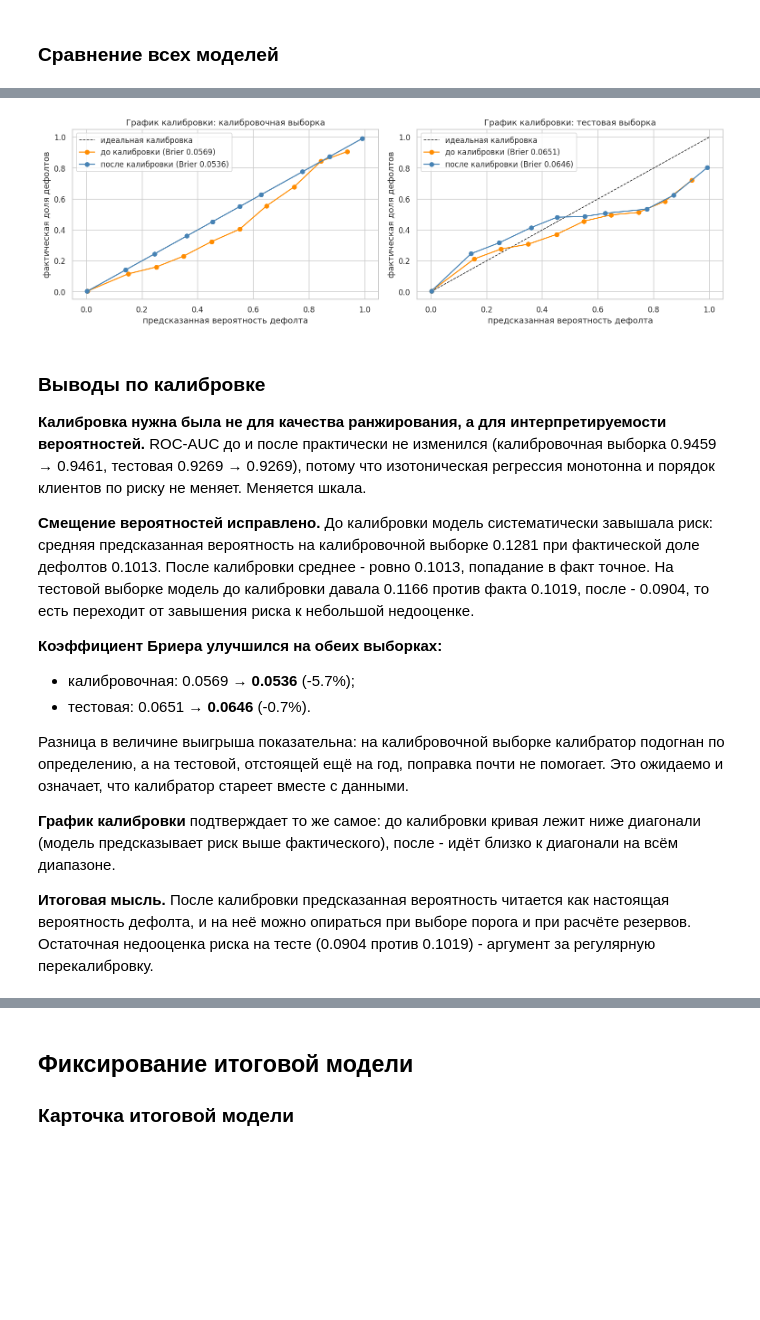
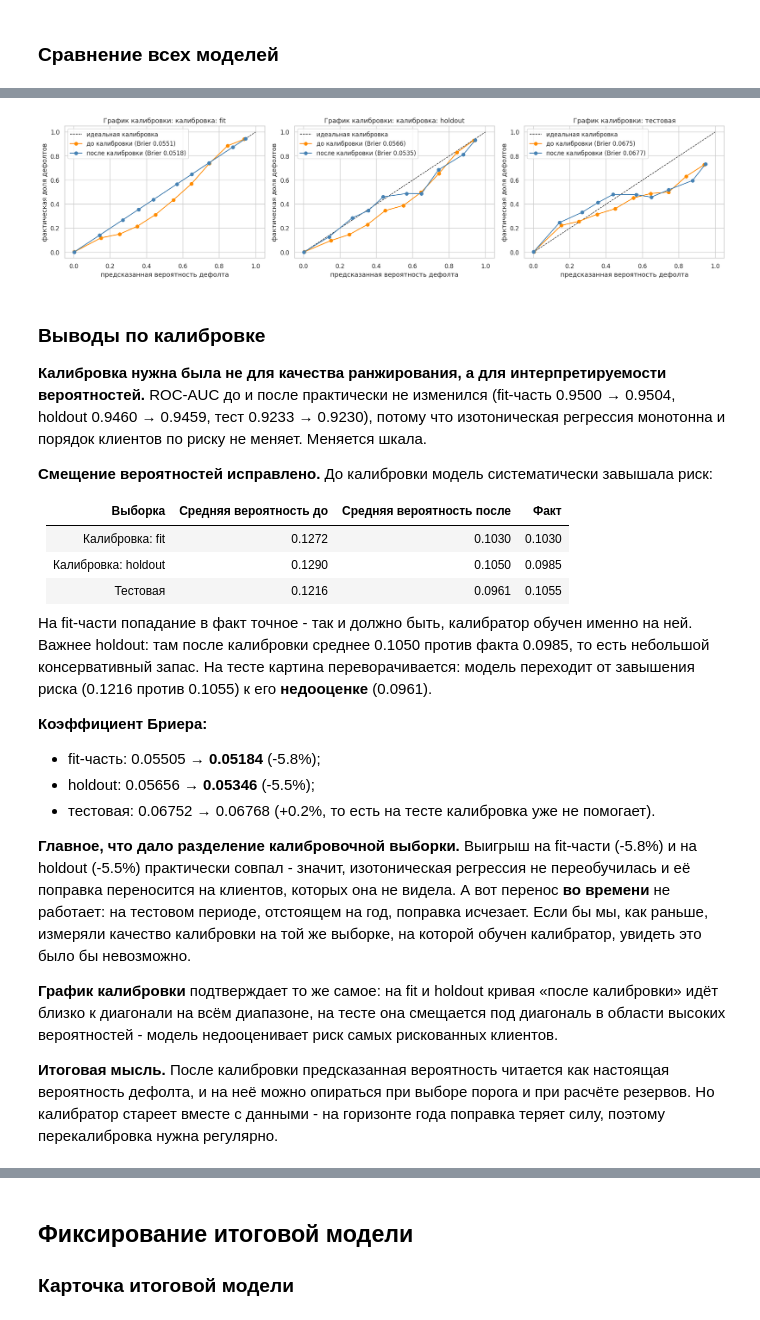
Before and after one commit to sergeyshmagin/MLDS, a Jupyter notebook: 4376870f-e008-4a24-86eb-db222172727c.ipynb, the cells around one changed output, grey strips where cells are left out. Cells and saved outputs as stored; diff of their text form; code cells hidden in the pictures; blank space fills up the shorter version.

```diff
--- a/4376870f-e008-4a24-86eb-db222172727c.ipynb
+++ b/4376870f-e008-4a24-86eb-db222172727c.ipynb
@@ -798,7 +963,10 @@ steps.append(
 )
 
 last_default_date = loan['дата_начала_периода'].max()
-last_full_month = last_default_date - pd.DateOffset(months=HORIZON_MONTHS - 1)
+# горизонт таргета - полные 12 месяцев, поэтому последняя допустимая дата
+# скоринга отстоит от последней просрочки ровно на горизонт:
+# 2019-12-01 - 12 мес = 2018-12-01 (эквивалентно score_date < 2019-01-01)
+last_full_month = last_default_date - pd.DateOffset(months=HORIZON_MONTHS)
 df = df.loc[df['score_date'] <= last_full_month].copy()
 steps.append(
     ('после удаления неполного горизонта', len(df), df['target'].mean())
@@ -1433,8 +1668,8 @@ NUMERIC = [
 ]
 
 X_train, y_train = train[CATEGORICAL + NUMERIC], train['target']
-X_calib, y_calib = calib[CATEGORICAL + NUMERIC], calib['target']
 X_test, y_test = test[CATEGORICAL + NUMERIC], test['target']
+# калибровочная выборка делится на fit- и holdout-части в разделе о калибровке
 
 train_groups = train['score_date'].rank(method='dense').astype(int).values - 1
 
@@ -1450,12 +1685,11 @@ def make_preprocessor():
     )
 
 
-# shift_size=8 сдвигает окно валидации на его полную длину: иначе окна соседних
-# фолдов
-# перекрывались бы на 7 месяцев из 8 и три фолда давали бы почти одну и ту
-# же оценку
+# годовое окно валидации: равно горизонту таргета и длине тестовой выборки.
+# shift_size=12 сдвигает окно на его полную длину, поэтому окна трёх фолдов
+# не пересекаются, а expanding наращивает обучающую часть
 CV = GroupTimeSeriesSplit(
-    test_size=8, n_splits=3, shift_size=8, window_type='expanding'
+    test_size=12, n_splits=3, shift_size=12, window_type='expanding'
 )
 FOLDS = list(CV.split(X_train, y_train, train_groups))
 
@@ -2053,57 +2398,68 @@ display(brier_table.round(5))
 # %%
-fig, axes = plt.subplots(1, 2, figsize=(14, 4.5))
-for ax, sample_name in zip(axes, ['калибровочная', 'тестовая']):
+fig, axes = plt.subplots(1, 3, figsize=(18, 4.5))
+for ax, (sample_name, _, _) in zip(axes, SAMPLES):
     ax.plot([0, 1], [0, 1], 'k--', lw=1, label='идеальная калибровка')
     for version, color in [
         ('до калибровки', 'darkorange'),
         ('после калибровки', 'steelblue'),
     ]:
         proba = probabilities[(sample_name, version)]
         brier = brier_score_loss(targets[sample_name], proba)
         observed, predicted = calibration_curve(
             targets[sample_name], proba, n_bins=10, strategy='uniform'
         )
         ax.plot(
             predicted,
             observed,
             'o-',
             color=color,
             label=f'{version} (Brier {brier:.4f})',
         )
-    ax.set_title(f'График калибровки: {sample_name} выборка')
+    ax.set_title(f'График калибровки: {sample_name}')
     ax.set_xlabel('предсказанная вероятность дефолта')
     ax.set_ylabel('фактическая доля дефолтов')
     ax.legend()
 plt.tight_layout()
 plt.show()
 # %% [output]
-[figure, old version]
+[figure, new version]
 # %% [markdown]
 ### Выводы по калибровке
 
 **Калибровка нужна была не для качества ранжирования, а для интерпретируемости вероятностей.**
-ROC-AUC до и после практически не изменился (калибровочная выборка 0.9459 → 0.9461, тестовая
-0.9269 → 0.9269), потому что изотоническая регрессия монотонна и порядок клиентов по риску не
+ROC-AUC до и после практически не изменился (fit-часть 0.9500 → 0.9504, holdout 0.9460 → 0.9459,
+тест 0.9233 → 0.9230), потому что изотоническая регрессия монотонна и порядок клиентов по риску не
 меняет. Меняется шкала.
 
-**Смещение вероятностей исправлено.** До калибровки модель систематически завышала риск: средняя
-предсказанная вероятность на калибровочной выборке 0.1281 при фактической доле дефолтов 0.1013.
-После калибровки среднее - ровно 0.1013, попадание в факт точное. На тестовой выборке модель до
-калибровки давала 0.1166 против факта 0.1019, после - 0.0904, то есть переходит от завышения риска
-к небольшой недооценке.
+**Смещение вероятностей исправлено.** До калибровки модель систематически завышала риск:
 
-**Коэффициент Бриера улучшился на обеих выборках:**
+| Выборка | Средняя вероятность до | Средняя вероятность после | Факт |
+|---|---|---|---|
+| Калибровка: fit | 0.1272 | 0.1030 | 0.1030 |
+| Калибровка: holdout | 0.1290 | 0.1050 | 0.0985 |
+| Тестовая | 0.1216 | 0.0961 | 0.1055 |
 
-* калибровочная: 0.0569 → **0.0536** (-5.7%);
-* тестовая: 0.0651 → **0.0646** (-0.7%).
+На fit-части попадание в факт точное - так и должно быть, калибратор обучен именно на ней. Важнее
+holdout: там после калибровки среднее 0.1050 против факта 0.0985, то есть небольшой консервативный
+запас. На тесте картина переворачивается: модель переходит от завышения риска (0.1216 против 0.1055)
+к его **недооценке** (0.0961).
 
-Разница в величине выигрыша показательна: на калибровочной выборке калибратор подогнан по
-определению, а на тестовой, отстоящей ещё на год, поправка почти не помогает. Это ожидаемо и
-означает, что калибратор стареет вместе с данными.
+**Коэффициент Бриера:**
 
-**График калибровки** подтверждает то же самое: до калибровки кривая лежит ниже диагонали (модель
-предсказывает риск выше фактического), после - идёт близко к диагонали на всём диапазоне.
+* fit-часть: 0.05505 → **0.05184** (-5.8%);
+* holdout: 0.05656 → **0.05346** (-5.5%);
+* тестовая: 0.06752 → 0.06768 (+0.2%, то есть на тесте калибровка уже не помогает).
+
+**Главное, что дало разделение калибровочной выборки.** Выигрыш на fit-части (-5.8%) и на holdout
+(-5.5%) практически совпал - значит, изотоническая регрессия не переобучилась и её поправка
+переносится на клиентов, которых она не видела. А вот перенос **во времени** не работает: на
+тестовом периоде, отстоящем на год, поправка исчезает. Если бы мы, как раньше, измеряли качество
+калибровки на той же выборке, на которой обучен калибратор, увидеть это было бы невозможно.
+
+**График калибровки** подтверждает то же самое: на fit и holdout кривая «после калибровки» идёт
+близко к диагонали на всём диапазоне, на тесте она смещается под диагональ в области высоких
+вероятностей - модель недооценивает риск самых рискованных клиентов.
 
 **Итоговая мысль.** После калибровки предсказанная вероятность читается как настоящая вероятность
-дефолта, и на неё можно опираться при выборе порога и при расчёте резервов. Остаточная
-недооценка риска на тесте (0.0904 против 0.1019) - аргумент за регулярную перекалибровку.
+дефолта, и на неё можно опираться при выборе порога и при расчёте резервов. Но калибратор стареет
+вместе с данными - на горизонте года поправка теряет силу, поэтому перекалибровка нужна регулярно.
```
Also changed, not shown: parts of 65 cells of this notebook, 2 other files.
